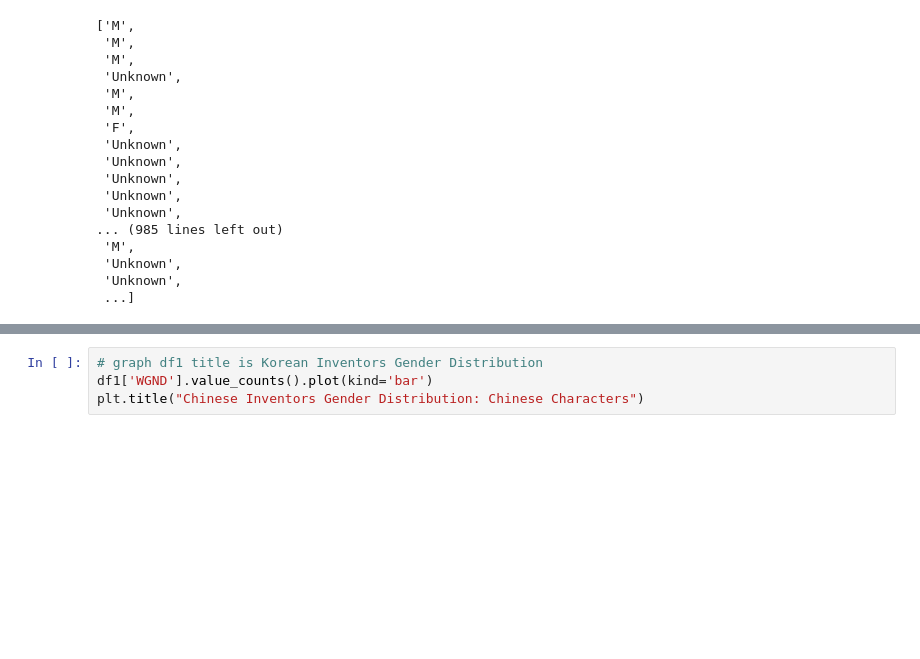
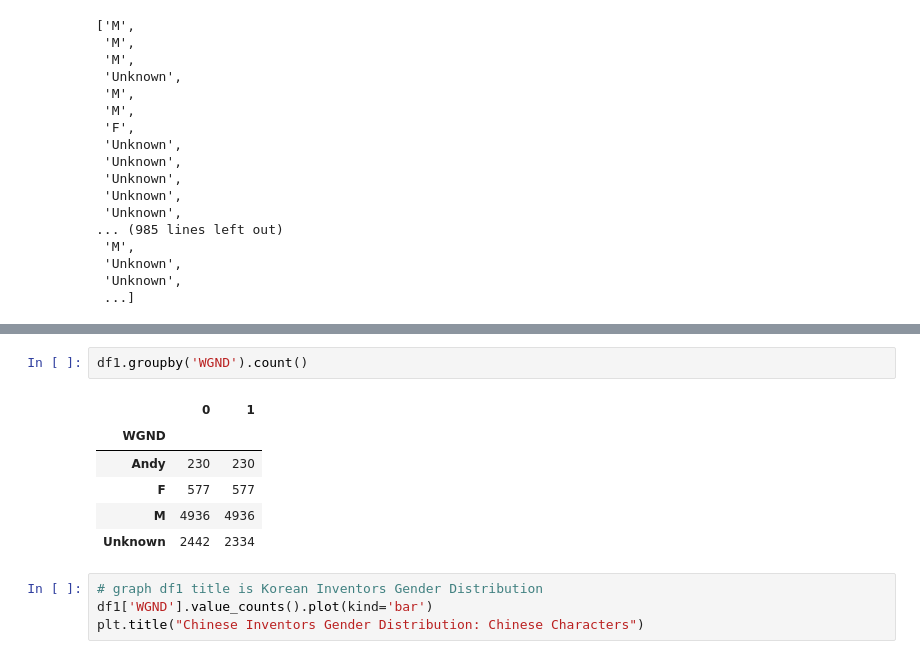
Before and after one commit to BU-Spark/ds-bu-law-race-based, a Jupyter notebook: fall22-team-2/finalize_cn_data.ipynb, the cells around one changed output, grey strips where cells are left out. Drawn from its saved outputs; the diff is of its cells as text; blank space fills up the shorter version.

```diff
--- a/fall22-team-2/finalize_cn_data.ipynb
+++ b/fall22-team-2/finalize_cn_data.ipynb
@@ -151,3 +140,12 @@ df1
+# %%
+df1.groupby('WGND').count()
+# %% [output]
+|  | 0 | 1 |
+| WGND |  |  |
+| Andy | 230 | 230 |
+| F | 577 | 577 |
+| M | 4936 | 4936 |
+| Unknown | 2442 | 2334 |
 # %%
 # graph df1 title is Korean Inventors Gender Distribution
 df1['WGND'].value_counts().plot(kind='bar')
```
Also changed, not shown: parts of 3 cells of this notebook, 2 other files.
